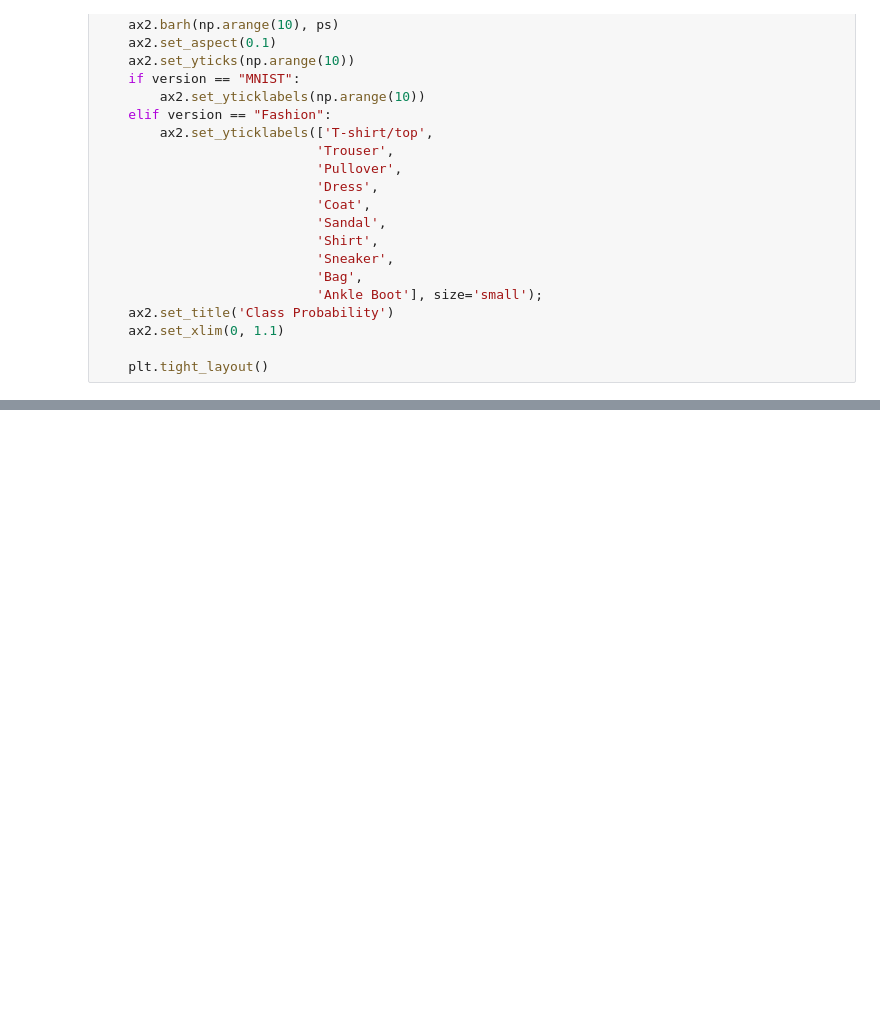
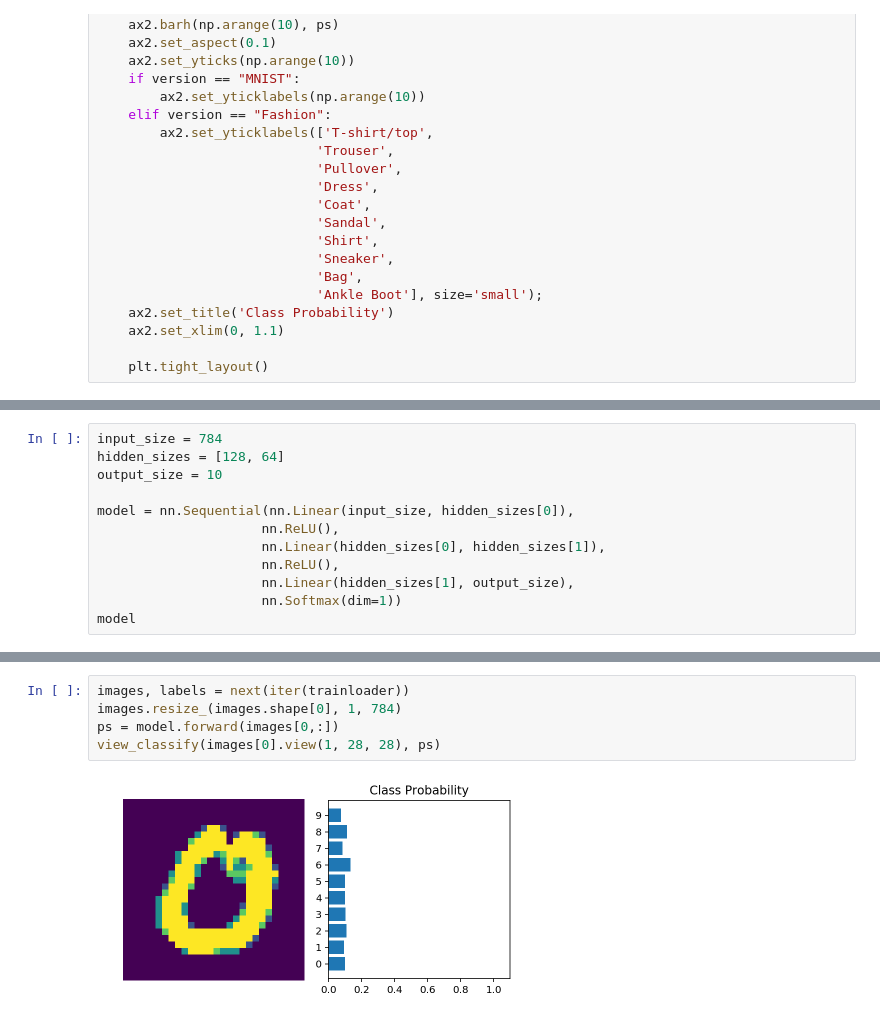
Before and after one commit to uttejh/DeepLearning_PyTorch, a Jupyter notebook: Pytorch/NN_PyTorch.ipynb, the cells around one changed output, grey strips where cells are left out. Drawn from its saved outputs; the diff is of its cells as text; blank space fills up the shorter version.

Commit message:
create NN sequential

```diff
--- a/Pytorch/NN_PyTorch.ipynb
+++ b/Pytorch/NN_PyTorch.ipynb
@@ -158,0 +169,12 @@ AttributeError: ignored
+# %%
+input_size = 784
+hidden_sizes = [128, 64]
+output_size = 10
+
+model = nn.Sequential(nn.Linear(input_size, hidden_sizes[0]),
+                     nn.ReLU(),
+                     nn.Linear(hidden_sizes[0], hidden_sizes[1]),
+                     nn.ReLU(),
+                     nn.Linear(hidden_sizes[1], output_size),
+                     nn.Softmax(dim=1))
+model
@@ -158,0 +190,7 @@ AttributeError: ignored
+# %%
+images, labels = next(iter(trainloader))
+images.resize_(images.shape[0], 1, 784)
+ps = model.forward(images[0,:])
+view_classify(images[0].view(1, 28, 28), ps)
+# %% [output]
+[figure, added]
```
Also changed, not shown: parts of 8 cells of this notebook.
